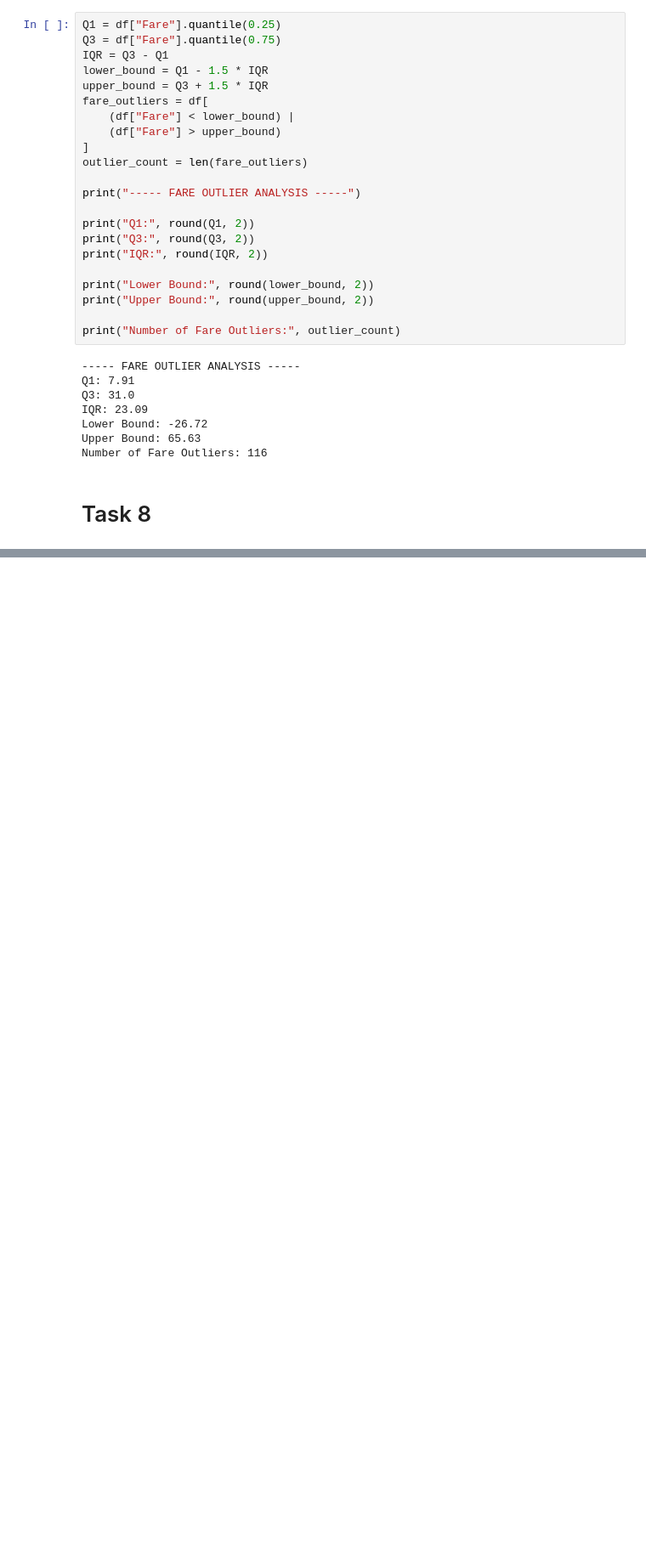
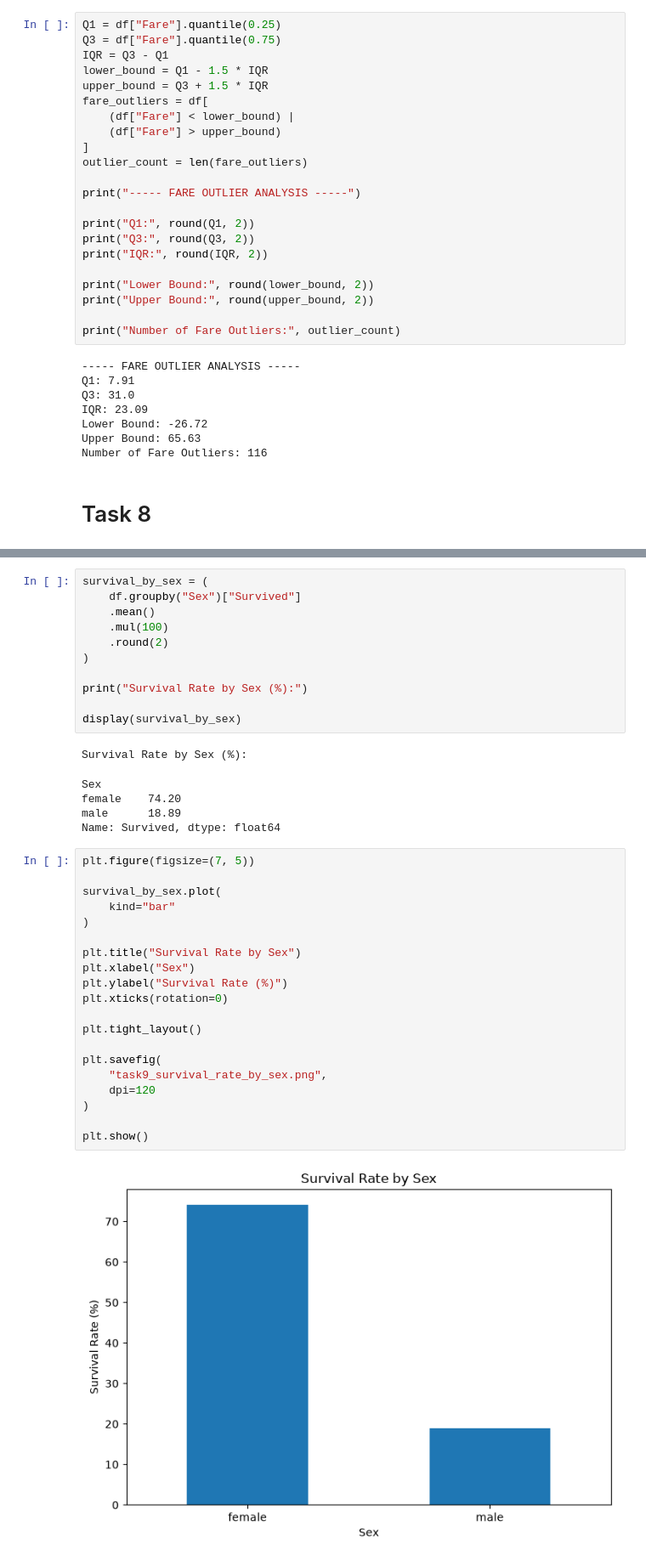
Before and after one commit to rahulsaha1508/DS605-Fundamentals-of-Machine-Learning, a Jupyter notebook: LAB02/lab02.ipynb, the cells around one changed output, grey strips where cells are left out. Shown at 85% size. Drawn from its saved outputs; the diff is of its cells as text; blank space fills up the shorter version.

```diff
--- a/LAB02/lab02.ipynb
+++ b/LAB02/lab02.ipynb
@@ -804,0 +985,39 @@ Number of Fare Outliers: 116
+# %%
+survival_by_sex = (
+    df.groupby("Sex")["Survived"]
+    .mean()
+    .mul(100)
+    .round(2)
+)
+
+print("Survival Rate by Sex (%):")
+
+display(survival_by_sex)
+# %% [output]
+Survival Rate by Sex (%):
+Sex
+female    74.20
+male      18.89
+Name: Survived, dtype: float64
+# %%
+plt.figure(figsize=(7, 5))
+
+survival_by_sex.plot(
+    kind="bar"
+)
+
+plt.title("Survival Rate by Sex")
+plt.xlabel("Sex")
+plt.ylabel("Survival Rate (%)")
+plt.xticks(rotation=0)
+
+plt.tight_layout()
+
+plt.savefig(
+    "task9_survival_rate_by_sex.png",
+    dpi=120
+)
+
+plt.show()
+# %% [output]
+[figure, added]
```
Also changed, not shown: parts of 10 cells of this notebook.
